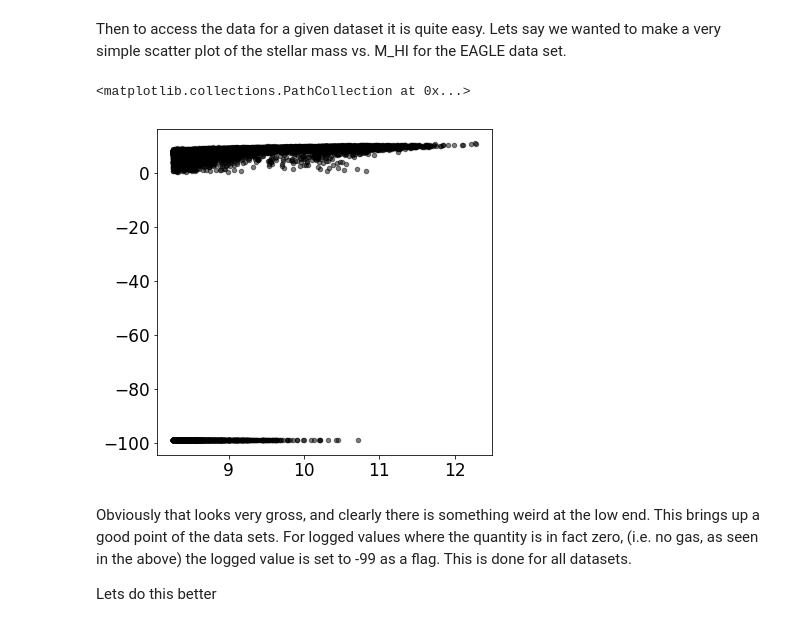
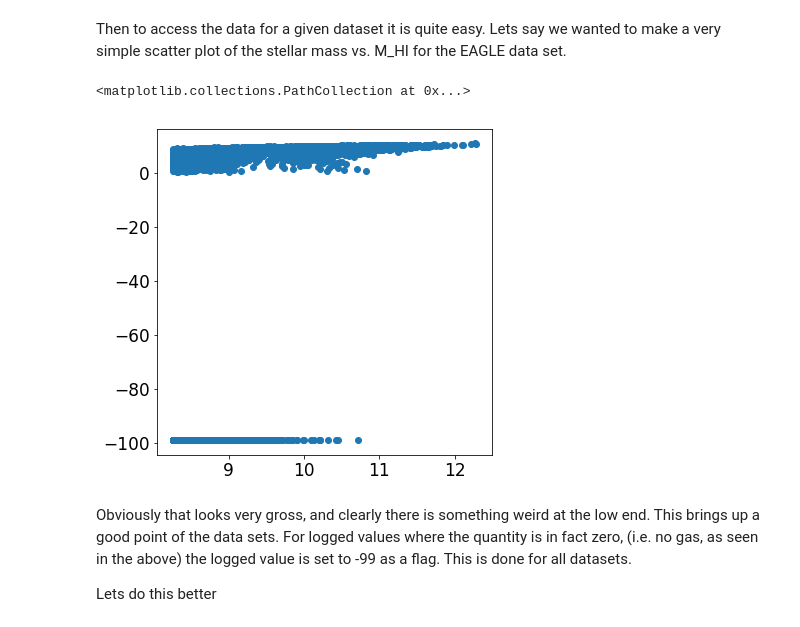
Before and after one commit to aemerick/quenched_galaxies, a Jupyter notebook: notebooks/Example_data_exploration.ipynb, the cells around one changed output. Drawn from its saved outputs; the diff is of its cells as text; code cells hidden in the pictures.

```diff
--- a/notebooks/Example_data_exploration.ipynb
+++ b/notebooks/Example_data_exploration.ipynb
@@ -32,11 +32,11 @@ Then to access the data for a given dataset it is quite easy. Lets say we wanted
 # %%
 fig, ax = plt.subplots()
 fig.set_size_inches(6,6)
 
-ax.scatter( data['EAGLE']['log_Mstar'], data['EAGLE']['log_MHI'], color = 'black', s = 20, alpha = 0.5)
+ax.scatter( data['EAGLE']['log_Mstar'], data['EAGLE']['log_MHI'])
 # %% [output]
 <matplotlib.collections.PathCollection at 0x...>
-[figure, old version]
+[figure, new version]
 # %% [markdown]
 Obviously that looks very gross, and clearly there is something weird at the low end. This brings up a good point of the data sets. For logged values where the quantity is in fact zero, (i.e. no gas, as seen in the above) the logged value is set to -99 as a flag. This is done for all datasets.
 
```
Also changed, not shown: parts of 2 cells of this notebook.
